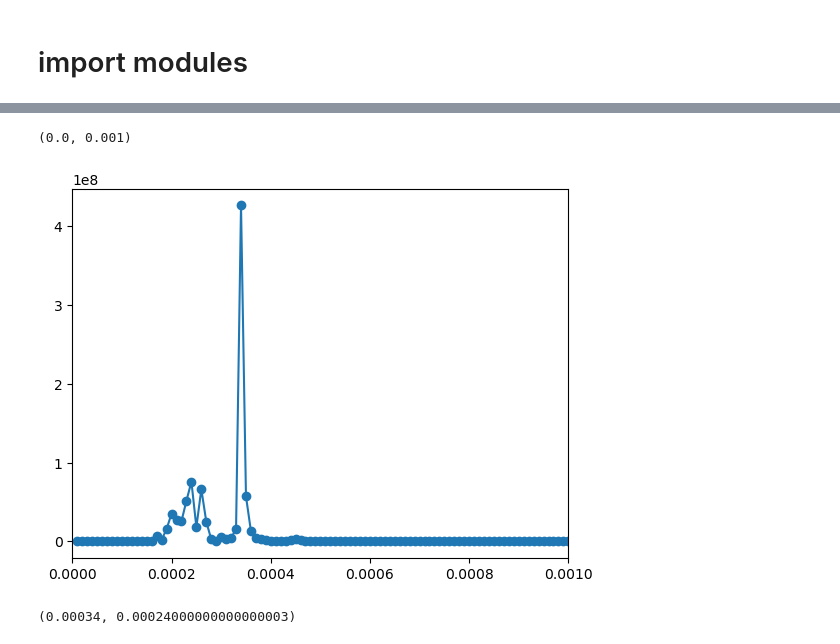
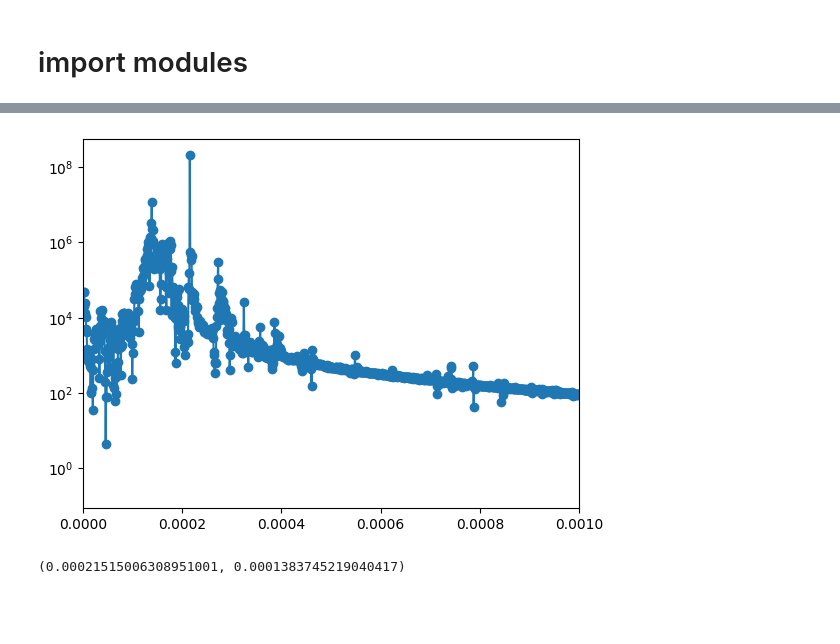
Before and after one commit to viktorcikojevic/dipolar-droplets, a Jupyter notebook: axial-frequencies/reproduce-mflhy-theory/eps-dd=1.38/3-estimate-freqs/small-box-small-dx-2/3-analyze-frequency.ipynb, the cells around one changed output, grey strips where cells are left out. Drawn from its saved outputs; the diff is of its cells as text; code cells hidden in the pictures; blank space fills up the shorter version.

```diff
--- a/axial-frequencies/reproduce-mflhy-theory/eps-dd=1.38/3-estimate-freqs/small-box-small-dx-2/3-analyze-frequency.ipynb
+++ b/axial-frequencies/reproduce-mflhy-theory/eps-dd=1.38/3-estimate-freqs/small-box-small-dx-2/3-analyze-frequency.ipynb
@@ -21,30 +23,31 @@ plt.plot(step, x2, marker='o')
 # %%
 # remove k=0 mode
 x2_no_k0 = x2 - np.mean(x2)
 x2_no_k0 = x2_no_k0 / np.max(x2_no_k0)
 
 
 # Calculate the fft of x2, and plot the power spectrum
 fft = np.fft.fft(x2_no_k0)
-freq = np.fft.fftfreq(len(x2_no_k0))
+dt = step[1] - step[0]
+freq = 2 * np.pi * np.fft.fftfreq(len(x2_no_k0), dt)
 
 # mask out negative frequencies
 mask = freq > 0
 fft = fft[mask]
 freq = freq[mask]
 
 plt.plot(freq, np.abs(fft)**2, marker='o')
 plt.xlim(0, 0.001)
+plt.yscale('log')
 # %% [output]
-(0.0, 0.001)
-[figure, old version]
+[figure, new version]
 # %%
 # Find two peaks in the power spectrum
 # The first peak corresponds to the frequency of the droplet oscillation
 # The second peak corresponds to the frequency of the supersolid phase
 
 idx = np.argsort(np.abs(fft)**2)
-supersolid_freq, classical_freq = freq[idx[-1]], freq[idx[-2]]
-supersolid_freq, classical_freq
+classical_freq, supersolid_freq = freq[idx[-1]], freq[idx[-2]]
+classical_freq, supersolid_freq
 # %% [output]
-(0.00034, 0.00024000000000000003)
+(0.00021515006308951001, 0.0001383745219040417)
```
Also changed, not shown: parts of 6 cells of this notebook, 27 other files.
